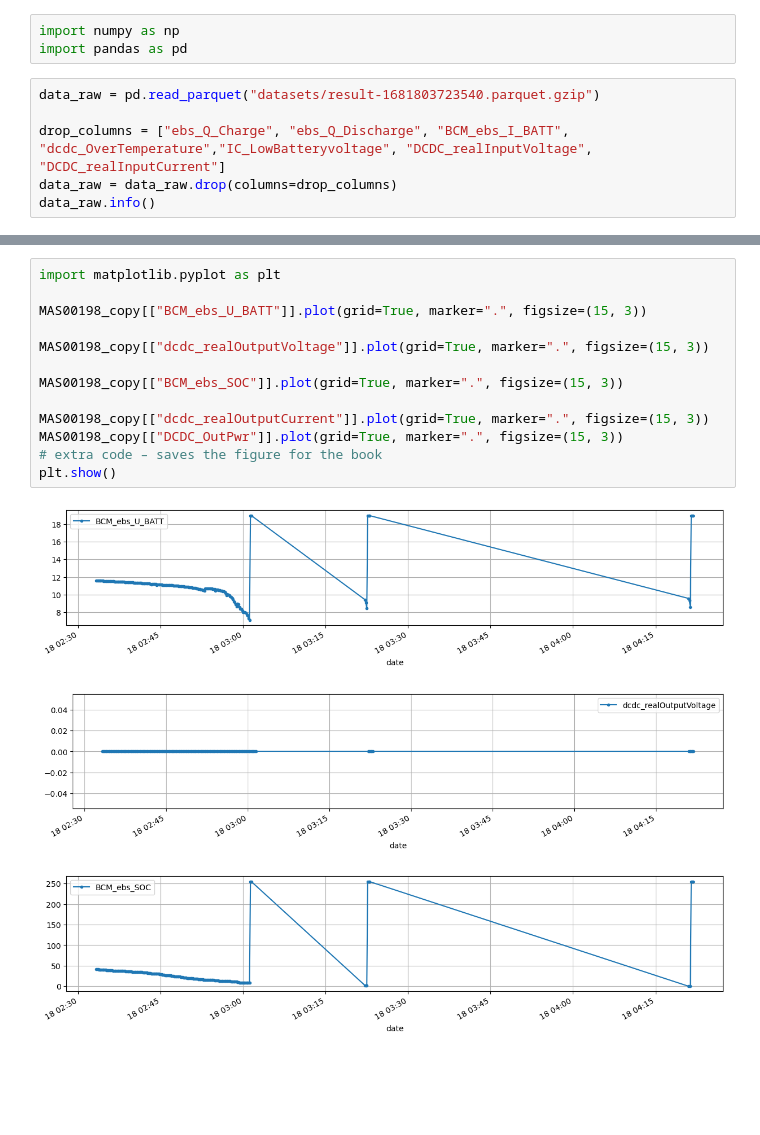
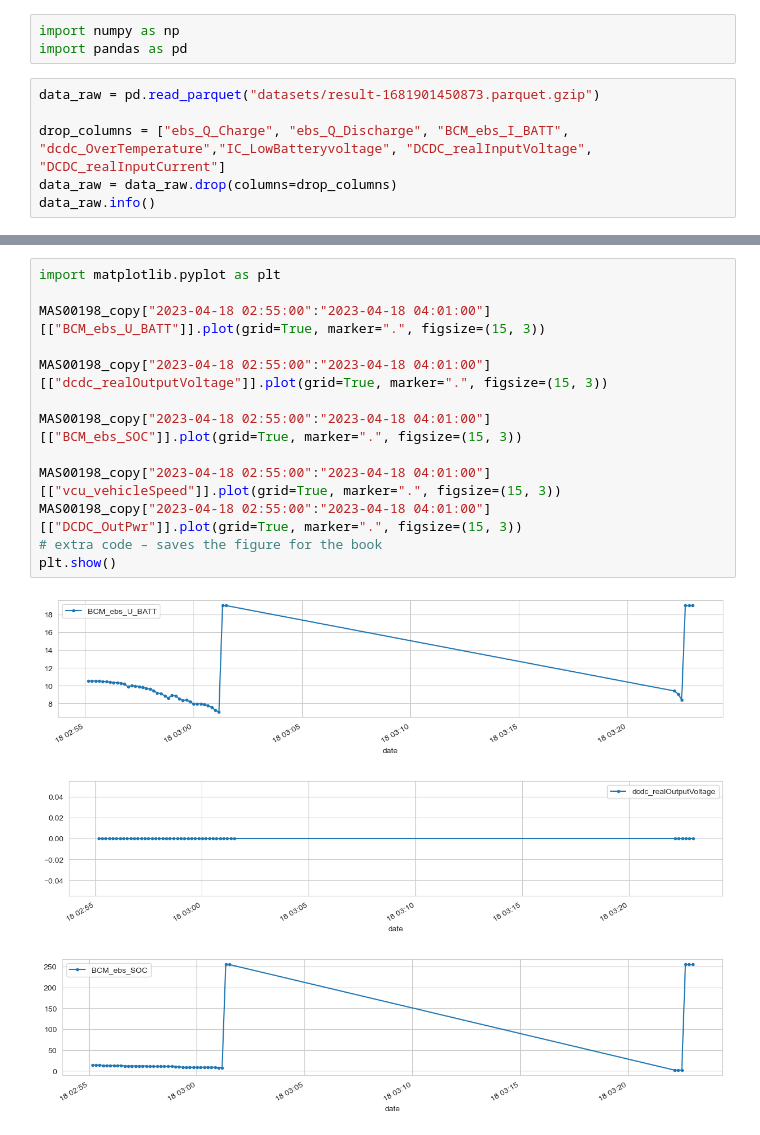
Before and after one commit to kailanyue/pydata, a Jupyter notebook: mycode/MAS00198.ipynb, the cells around one changed output, grey strips where cells are left out. Drawn from its saved outputs; the diff is of its cells as text; blank space fills up the shorter version.

```diff
--- a/mycode/MAS00198.ipynb
+++ b/mycode/MAS00198.ipynb
@@ -2,7 +2,7 @@
 import numpy as np
 import pandas as pd
 # %%
-data_raw = pd.read_parquet("datasets/result-1681803723540.parquet.gzip")
+data_raw = pd.read_parquet("datasets/result-1681901450873.parquet.gzip")
 
 drop_columns = ["ebs_Q_Charge", "ebs_Q_Discharge", "BCM_ebs_I_BATT", "dcdc_OverTemperature","IC_LowBatteryvoltage", "DCDC_realInputVoltage", "DCDC_realInputCurrent"]
 data_raw = data_raw.drop(columns=drop_columns)
@@ -163,17 +167,17 @@ plt.show()
 # %%
 import matplotlib.pyplot as plt
 
-MAS00198_copy[["BCM_ebs_U_BATT"]].plot(grid=True, marker=".", figsize=(15, 3))
+MAS00198_copy["2023-04-18 02:55:00":"2023-04-18 04:01:00"][["BCM_ebs_U_BATT"]].plot(grid=True, marker=".", figsize=(15, 3))
 
-MAS00198_copy[["dcdc_realOutputVoltage"]].plot(grid=True, marker=".", figsize=(15, 3))
+MAS00198_copy["2023-04-18 02:55:00":"2023-04-18 04:01:00"][["dcdc_realOutputVoltage"]].plot(grid=True, marker=".", figsize=(15, 3))
 
-MAS00198_copy[["BCM_ebs_SOC"]].plot(grid=True, marker=".", figsize=(15, 3))
+MAS00198_copy["2023-04-18 02:55:00":"2023-04-18 04:01:00"][["BCM_ebs_SOC"]].plot(grid=True, marker=".", figsize=(15, 3))
 
-MAS00198_copy[["dcdc_realOutputCurrent"]].plot(grid=True, marker=".", figsize=(15, 3))
-MAS00198_copy[["DCDC_OutPwr"]].plot(grid=True, marker=".", figsize=(15, 3))
+MAS00198_copy["2023-04-18 02:55:00":"2023-04-18 04:01:00"][["vcu_vehicleSpeed"]].plot(grid=True, marker=".", figsize=(15, 3))
+MAS00198_copy["2023-04-18 02:55:00":"2023-04-18 04:01:00"][["DCDC_OutPwr"]].plot(grid=True, marker=".", figsize=(15, 3))
 # extra code – saves the figure for the book
 plt.show()
 # %% [output]
-[figure, old version]
+[figure, new version]
-[figure, old version]
+[figure, new version]
-[figure, old version]
+[figure, new version]
```
Also changed, not shown: parts of 11 cells of this notebook, 9 other files.
